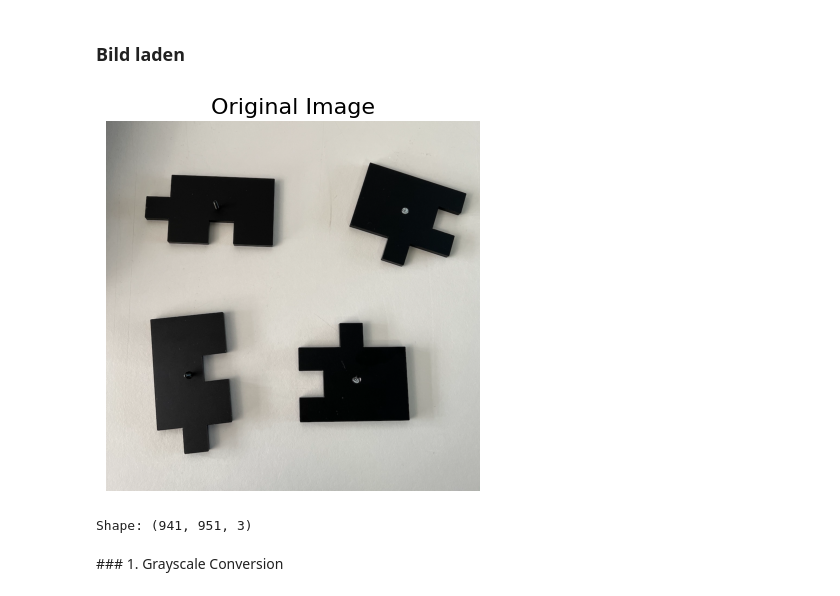
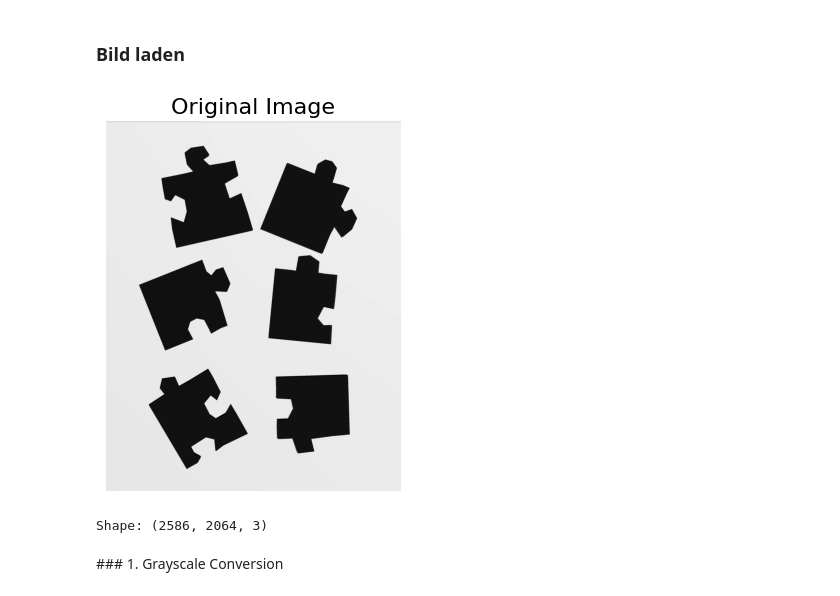
Before and after one commit to Eggsecuter/zander, a Jupyter notebook: notebooks/01_Preprocessing.ipynb, the cells around one changed output. Cells and saved outputs as stored; diff of their text form; code cells hidden in the pictures.

```diff
--- a/notebooks/01_Preprocessing.ipynb
+++ b/notebooks/01_Preprocessing.ipynb
@@ -18,18 +18,18 @@ import sys
 # %% [markdown]
 ### Bild laden
 # %%
-image_path = '../data/image-003.png'
+image_path = '../data/image-007.png'
 image = cv2.imread(image_path)
 
 plt.imshow(cv2.cvtColor(image, cv2.COLOR_BGR2RGB))
 plt.title('Original Image', fontsize=16)
 plt.axis('off')
 plt.show()
 
 print(f'Shape: {image.shape}')
 # %% [output]
-[figure, old version]
+[figure, new version]
-Shape: (941, 951, 3)
+Shape: (2586, 2064, 3)
 # %% [markdown]
 ### 1. Grayscale Conversion
 # %% [markdown]
```
Also changed, not shown: parts of 5 cells of this notebook, 1 other file.
